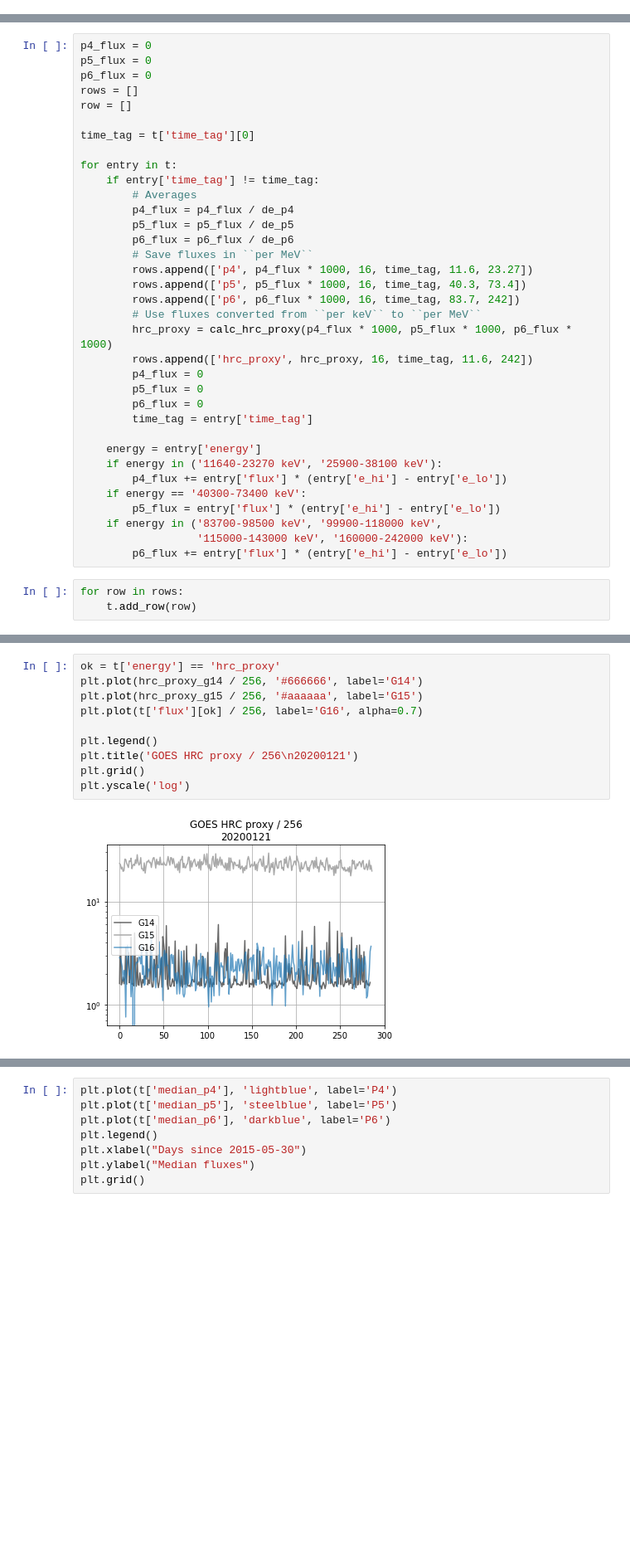
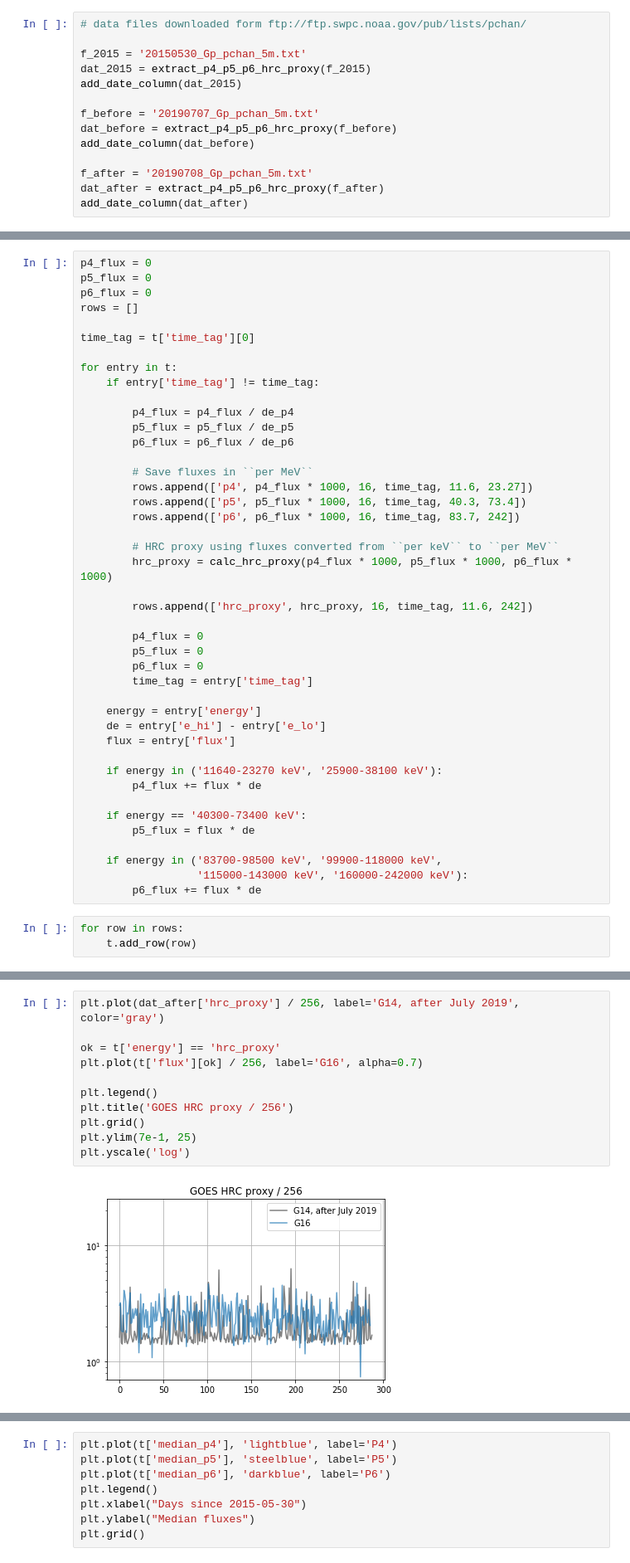
Before and after one commit to chandra-mta/mtanb, a Jupyter notebook: g16-hrc-proxy/g16-hrc-proxy.ipynb, the cells around one changed output, grey strips where cells are left out. Shown at 83% size. Saved outputs shown, nothing was run; the diff lists cells and outputs as text; blank space fills up the shorter version.

```diff
--- a/g16-hrc-proxy/g16-hrc-proxy.ipynb
+++ b/g16-hrc-proxy/g16-hrc-proxy.ipynb
@@ -123,0 +207,14 @@ plt.grid()
+# %%
+# data files downloaded form ftp://ftp.swpc.noaa.gov/pub/lists/pchan/
+
+f_2015 = '20150530_Gp_pchan_5m.txt'
+dat_2015 = extract_p4_p5_p6_hrc_proxy(f_2015)
+add_date_column(dat_2015)
+
+f_before = '20190707_Gp_pchan_5m.txt'
+dat_before = extract_p4_p5_p6_hrc_proxy(f_before)
+add_date_column(dat_before)
+
+f_after = '20190708_Gp_pchan_5m.txt'
+dat_after = extract_p4_p5_p6_hrc_proxy(f_after)
+add_date_column(dat_after)
@@ -292,36 +312,44 @@ p4_flux = 0
 p5_flux = 0
 p6_flux = 0
 rows = []
-row = []
 
 time_tag = t['time_tag'][0]
 
 for entry in t:
     if entry['time_tag'] != time_tag:
-        # Averages
+
         p4_flux = p4_flux / de_p4
         p5_flux = p5_flux / de_p5
         p6_flux = p6_flux / de_p6
+
         # Save fluxes in ``per MeV``
         rows.append(['p4', p4_flux * 1000, 16, time_tag, 11.6, 23.27])
         rows.append(['p5', p5_flux * 1000, 16, time_tag, 40.3, 73.4])
         rows.append(['p6', p6_flux * 1000, 16, time_tag, 83.7, 242])
-        # Use fluxes converted from ``per keV`` to ``per MeV``
+
+        # HRC proxy using fluxes converted from ``per keV`` to ``per MeV``
         hrc_proxy = calc_hrc_proxy(p4_flux * 1000, p5_flux * 1000, p6_flux * 1000)
+
         rows.append(['hrc_proxy', hrc_proxy, 16, time_tag, 11.6, 242])
+
         p4_flux = 0
         p5_flux = 0
         p6_flux = 0
         time_tag = entry['time_tag']
 
     energy = entry['energy']
+    de = entry['e_hi'] - entry['e_lo']
+    flux = entry['flux']
+
     if energy in ('11640-23270 keV', '25900-38100 keV'):
-        p4_flux += entry['flux'] * (entry['e_hi'] - entry['e_lo'])
+        p4_flux += flux * de
+
     if energy == '40300-73400 keV':
-        p5_flux = entry['flux'] * (entry['e_hi'] - entry['e_lo'])
+        p5_flux = flux * de
+
     if energy in ('83700-98500 keV', '99900-118000 keV',
                   '115000-143000 keV', '160000-242000 keV'):
-        p6_flux += entry['flux'] * (entry['e_hi'] - entry['e_lo'])
+        p6_flux += flux * de
 # %%
 for row in rows:
     t.add_row(row)
@@ -347,13 +379,14 @@ __Figure:__ GOES 16 ~P5 and ~P6 fluxes are ~one order of mag lower than in G14/1
 # %%
+plt.plot(dat_after['hrc_proxy'] / 256, label='G14, after July 2019', color='gray')
+
 ok = t['energy'] == 'hrc_proxy'
-plt.plot(hrc_proxy_g14 / 256, '#666666', label='G14')
-plt.plot(hrc_proxy_g15 / 256, '#aaaaaa', label='G15')
 plt.plot(t['flux'][ok] / 256, label='G16', alpha=0.7)
 
 plt.legend()
-plt.title('GOES HRC proxy / 256\n20200121')
+plt.title('GOES HRC proxy / 256')
 plt.grid()
+plt.ylim(7e-1, 25)
 plt.yscale('log')
 # %% [output]
-[figure, old version]
+[figure, new version]
 # %% [markdown]
```
Also changed, not shown: parts of 81 cells of this notebook.
